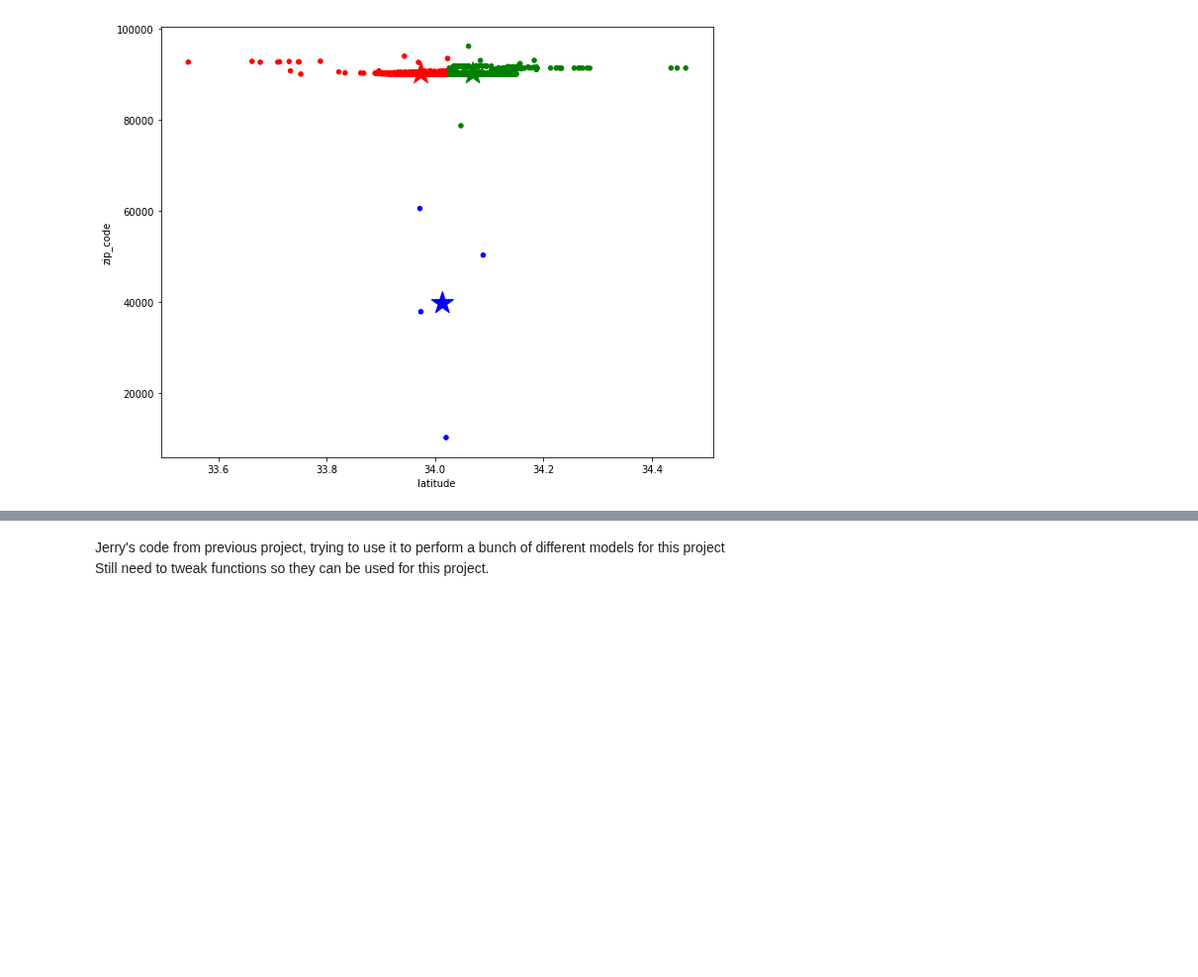
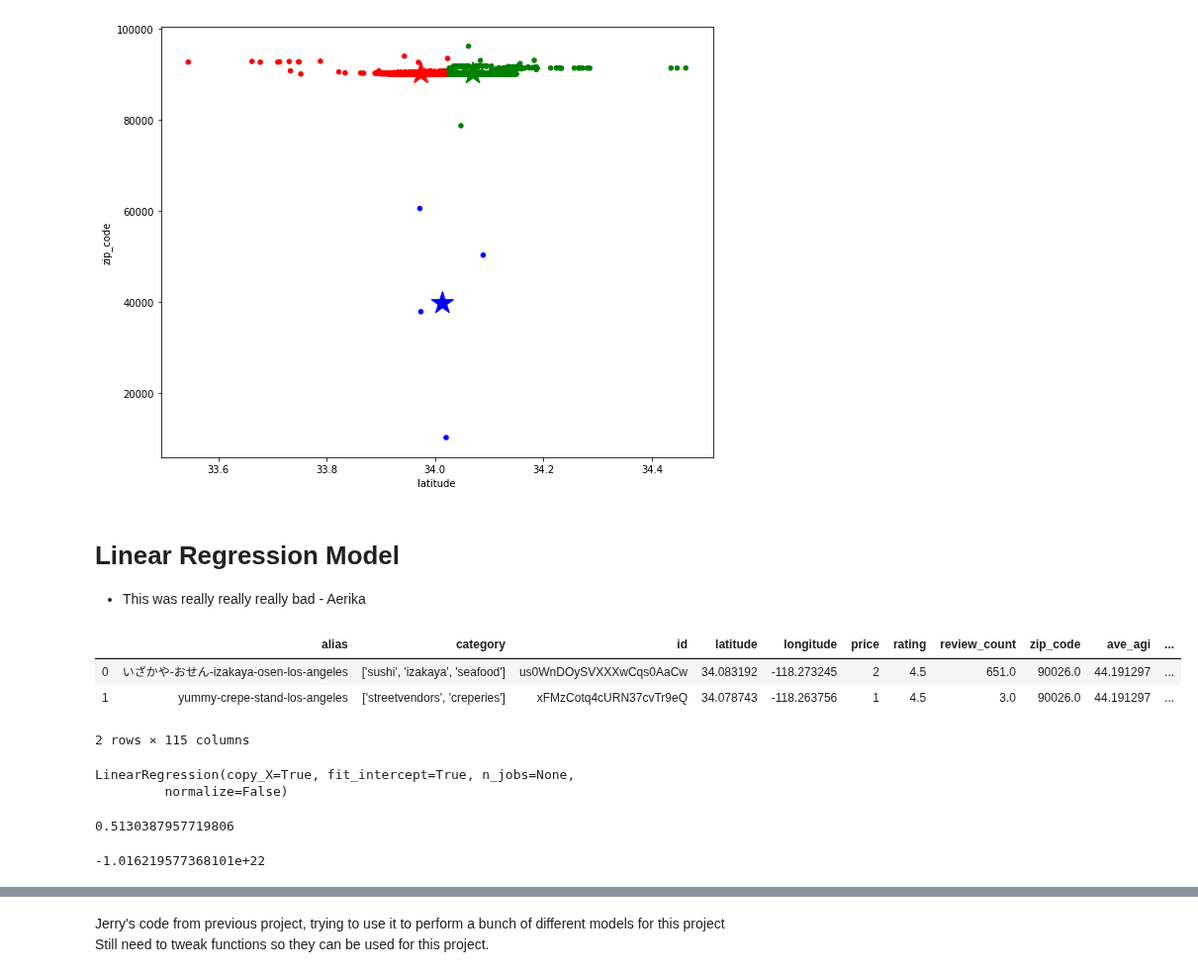
Before and after one commit to aejsong/Predicting-Neighborhood-Affluence-with-Yelp, a Jupyter notebook: Code/04 - Yelp Modeling.ipynb, the cells around one changed output, grey strips where cells are left out. Shown at 99% size. Cells and saved outputs as stored; diff of their text form; code cells hidden in the pictures; blank space fills up the shorter version.

Commit message:
Attempted Linear Regression Model; dummied out city column for model on separate df  NOT original df

```diff
--- a/Code/04 - Yelp Modeling.ipynb
+++ b/Code/04 - Yelp Modeling.ipynb
@@ -179,3 +179,15 @@ kmean('latitude', 'zip_code')
 2  34.013825  39774.250000
 <Figure size 504x504 with 0 Axes>
 [figure]
+# %% [markdown]
+# Linear Regression Model
+- This was really really really bad - Aerika
+# %%
+df_dummied_city = pd.get_dummies(data=df,columns=['city'])
+# %%
+df_dummied_city.head(2)
+# %% [output]
+|  | alias | category | id | latitude | longitude | price | rating | review_count | zip_code | ave_agi | ... |
+| 0 | いざかや-おせん-izakaya-osen-los-angeles | ['sushi', 'izakaya', 'seafood'] | us0WnDOySVXXXwCqs0AaCw | 34.083192 | -118.273245 | 2 | 4.5 | 651.0 | 90026.0 | 44.191297 | ... |
+| 1 | yummy-crepe-stand-los-angeles | ['streetvendors', 'creperies'] | xFMzCotq4cURN37cvTr9eQ | 34.078743 | -118.263756 | 1 | 4.5 | 3.0 | 90026.0 | 44.191297 | ... |
+2 rows × 115 columns
@@ -181,0 +207,14 @@ kmean('latitude', 'zip_code')
+# %%
+lr = LinearRegression()
+lr.fit(X_train, y_train)
+# %% [output]
+LinearRegression(copy_X=True, fit_intercept=True, n_jobs=None,
+         normalize=False)
+# %%
+lr.score(X_train, y_train)
+# %% [output]
+0.5130387957719806
+# %%
+lr.score(X_test, y_test)
+# %% [output]
+-1.016219577368101e+22
```
Also changed, not shown: parts of 4 cells of this notebook.
